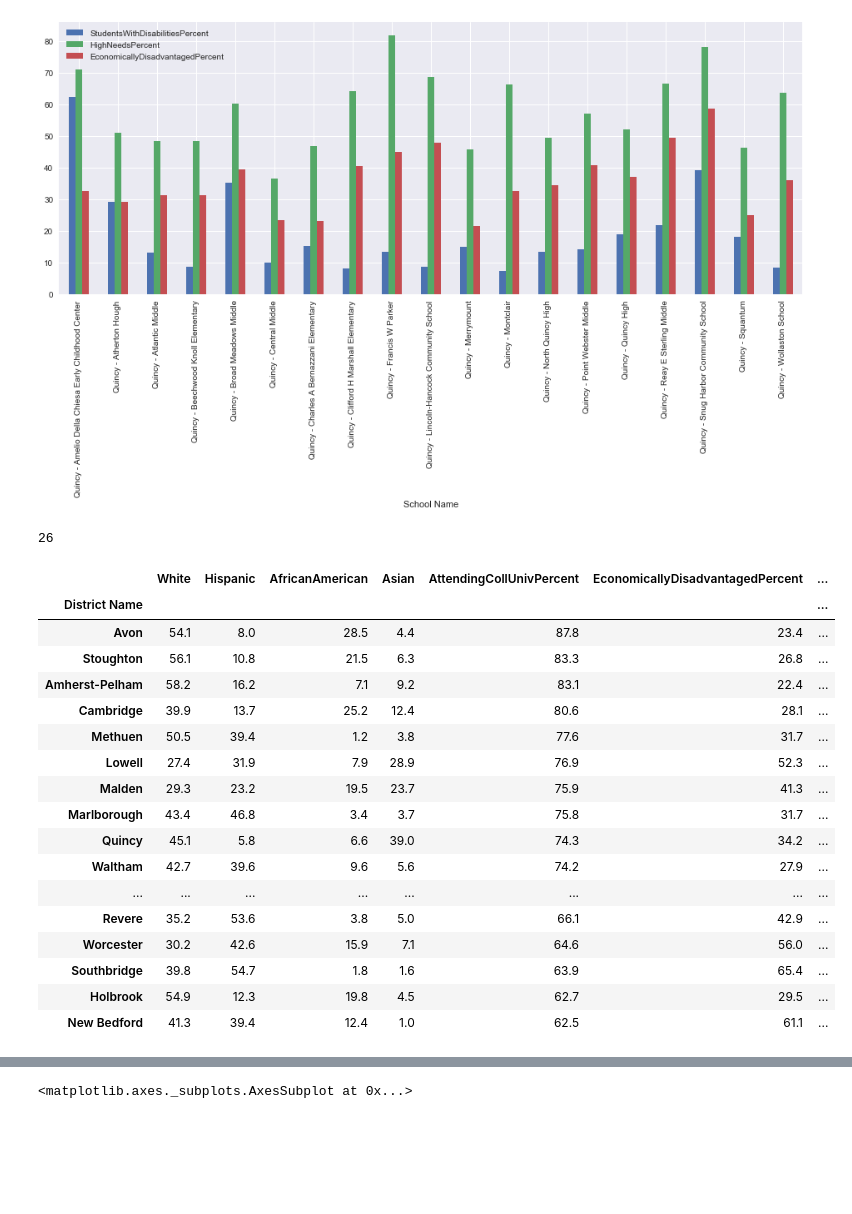
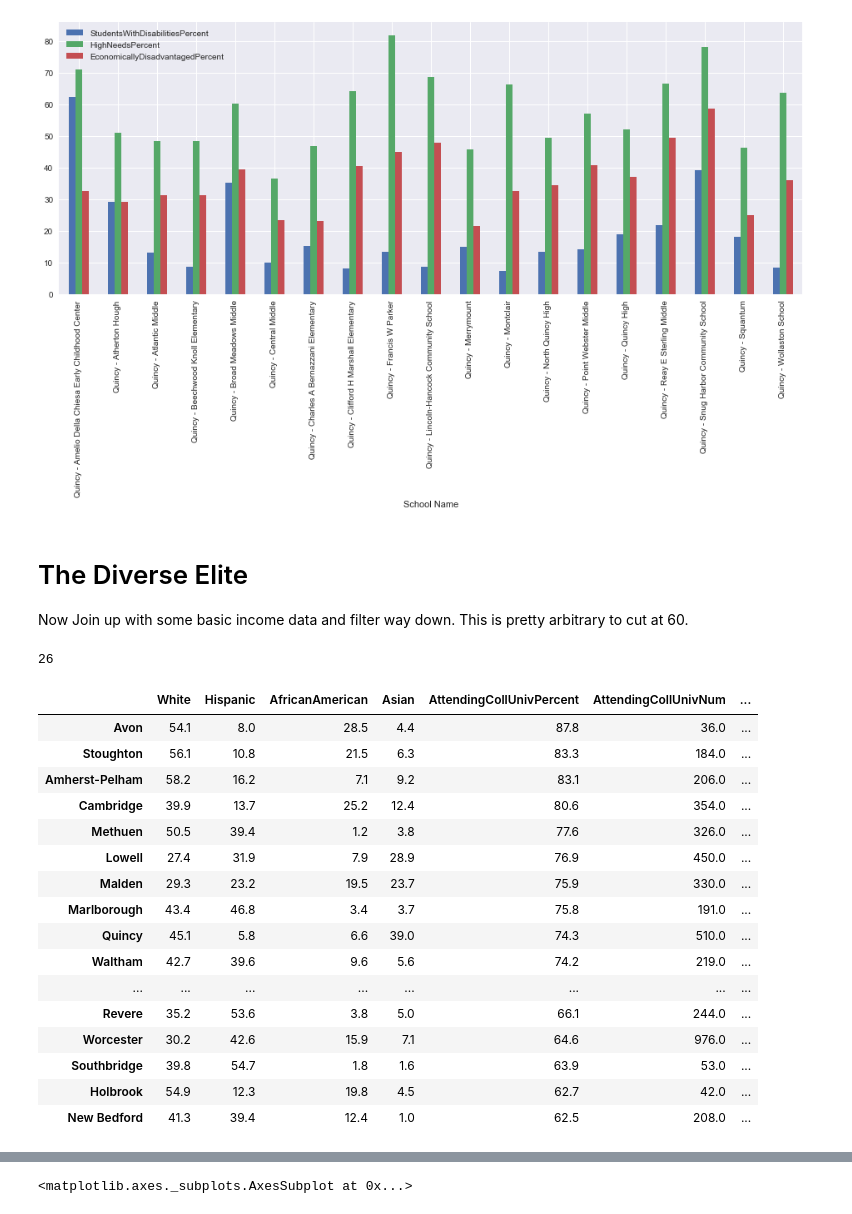
Before and after one commit to t1m0thy/datadad, a Jupyter notebook: SchoolDataMerge.ipynb, the cells around one changed output, grey strips where cells are left out. Cells and saved outputs as stored; diff of their text form; code cells hidden in the pictures; blank space fills up the shorter version.

Commit message:
add in income data

```diff
--- a/SchoolDataMerge.ipynb
+++ b/SchoolDataMerge.ipynb
@@ -134,40 +134,44 @@ quincy[['StudentsWithDisabilitiesPercent', 'HighNeedsPercent',
 # %% [output]
 <matplotlib.axes._subplots.AxesSubplot at 0x...>
 [figure]
+# %% [markdown]
+# The Diverse Elite
+Now Join up with some basic income data and filter way down.  This is pretty arbitrary to cut at 60.
 # %%
+basic = pd.read_csv("city/towns.csv", index_col="Municipality")
+districts = districts.join(basic).dropna(how='all')
 diverse_elite = districts.query("White < 60 & Hispanic < 60 & AfricanAmerican < 60 & Asian < 60 & AttendingCollUnivPercent > 60 & EconomicallyDisadvantagedPercent > 10")
 print(len(diverse_elite))
 show_cols = ["White",
              "Hispanic",
              "AfricanAmerican",
              "Asian",
              "AttendingCollUnivPercent",
+             "AttendingCollUnivNum",
              "EconomicallyDisadvantagedPercent",
-             'PrivateFourYearPercent',
-             'PublicTwoYearPercent',
-             'PublicFourYearPercent',
-             "P+APercent"]  # Percent Advanced or Proficient according to MCAS
+             "P+APercent",
+             'Median family income',
+             'Population',]  # Percent Advanced or Proficient according to MCAS
 diverse_elite[show_cols].sort_values('AttendingCollUnivPercent', ascending=False)
 # %% [output]
 26
-|  | White | Hispanic | AfricanAmerican | Asian | AttendingCollUnivPercent | EconomicallyDisadvantagedPercent | ... |
-| District Name |  |  |  |  |  |  | ... |
-| Avon | 54.1 | 8.0 | 28.5 | 4.4 | 87.8 | 23.4 | ... |
-| Stoughton | 56.1 | 10.8 | 21.5 | 6.3 | 83.3 | 26.8 | ... |
-| Amherst-Pelham | 58.2 | 16.2 | 7.1 | 9.2 | 83.1 | 22.4 | ... |
-| Cambridge | 39.9 | 13.7 | 25.2 | 12.4 | 80.6 | 28.1 | ... |
-| Methuen | 50.5 | 39.4 | 1.2 | 3.8 | 77.6 | 31.7 | ... |
-| Lowell | 27.4 | 31.9 | 7.9 | 28.9 | 76.9 | 52.3 | ... |
-| Malden | 29.3 | 23.2 | 19.5 | 23.7 | 75.9 | 41.3 | ... |
-| Marlborough | 43.4 | 46.8 | 3.4 | 3.7 | 75.8 | 31.7 | ... |
-| Quincy | 45.1 | 5.8 | 6.6 | 39.0 | 74.3 | 34.2 | ... |
-| Waltham | 42.7 | 39.6 | 9.6 | 5.6 | 74.2 | 27.9 | ... |
+|  | White | Hispanic | AfricanAmerican | Asian | AttendingCollUnivPercent | AttendingCollUnivNum | ... |
+| Avon | 54.1 | 8.0 | 28.5 | 4.4 | 87.8 | 36.0 | ... |
+| Stoughton | 56.1 | 10.8 | 21.5 | 6.3 | 83.3 | 184.0 | ... |
+| Amherst-Pelham | 58.2 | 16.2 | 7.1 | 9.2 | 83.1 | 206.0 | ... |
+| Cambridge | 39.9 | 13.7 | 25.2 | 12.4 | 80.6 | 354.0 | ... |
+| Methuen | 50.5 | 39.4 | 1.2 | 3.8 | 77.6 | 326.0 | ... |
+| Lowell | 27.4 | 31.9 | 7.9 | 28.9 | 76.9 | 450.0 | ... |
+| Malden | 29.3 | 23.2 | 19.5 | 23.7 | 75.9 | 330.0 | ... |
+| Marlborough | 43.4 | 46.8 | 3.4 | 3.7 | 75.8 | 191.0 | ... |
+| Quincy | 45.1 | 5.8 | 6.6 | 39.0 | 74.3 | 510.0 | ... |
+| Waltham | 42.7 | 39.6 | 9.6 | 5.6 | 74.2 | 219.0 | ... |
 | ... | ... | ... | ... | ... | ... | ... | ... |
-| Revere | 35.2 | 53.6 | 3.8 | 5.0 | 66.1 | 42.9 | ... |
-| Worcester | 30.2 | 42.6 | 15.9 | 7.1 | 64.6 | 56.0 | ... |
-| Southbridge | 39.8 | 54.7 | 1.8 | 1.6 | 63.9 | 65.4 | ... |
-| Holbrook | 54.9 | 12.3 | 19.8 | 4.5 | 62.7 | 29.5 | ... |
-| New Bedford | 41.3 | 39.4 | 12.4 | 1.0 | 62.5 | 61.1 | ... |
+| Revere | 35.2 | 53.6 | 3.8 | 5.0 | 66.1 | 244.0 | ... |
+| Worcester | 30.2 | 42.6 | 15.9 | 7.1 | 64.6 | 976.0 | ... |
+| Southbridge | 39.8 | 54.7 | 1.8 | 1.6 | 63.9 | 53.0 | ... |
+| Holbrook | 54.9 | 12.3 | 19.8 | 4.5 | 62.7 | 42.0 | ... |
+| New Bedford | 41.3 | 39.4 | 12.4 | 1.0 | 62.5 | 208.0 | ... |
 # %%
 list(districts.columns)
 # %% [output]
```
Also changed, not shown: parts of 2 cells of this notebook.
